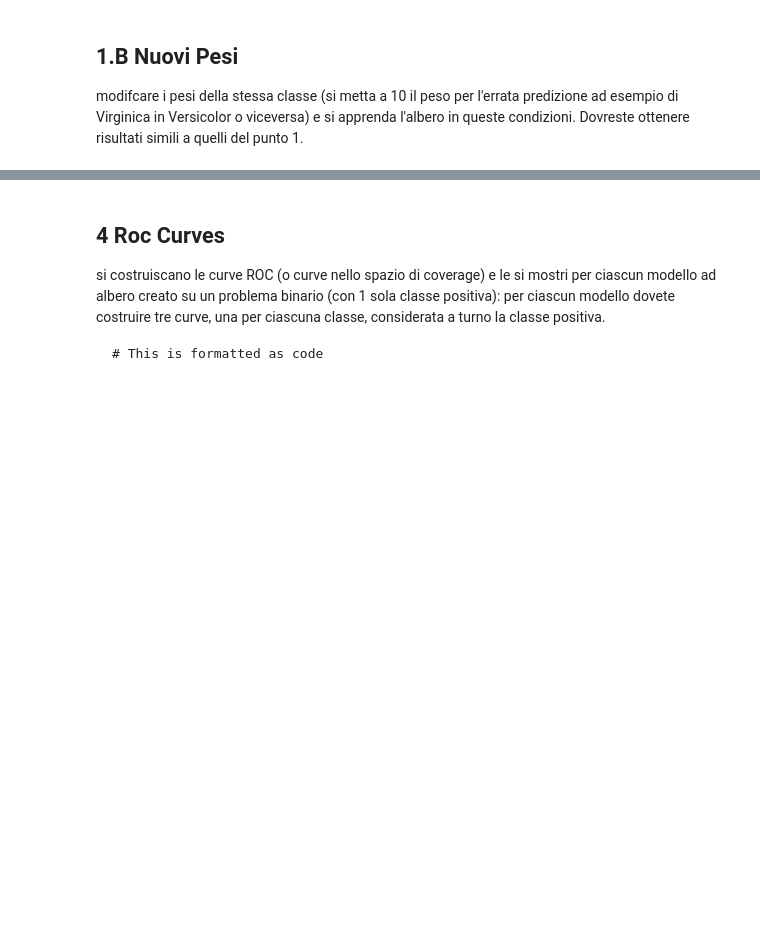
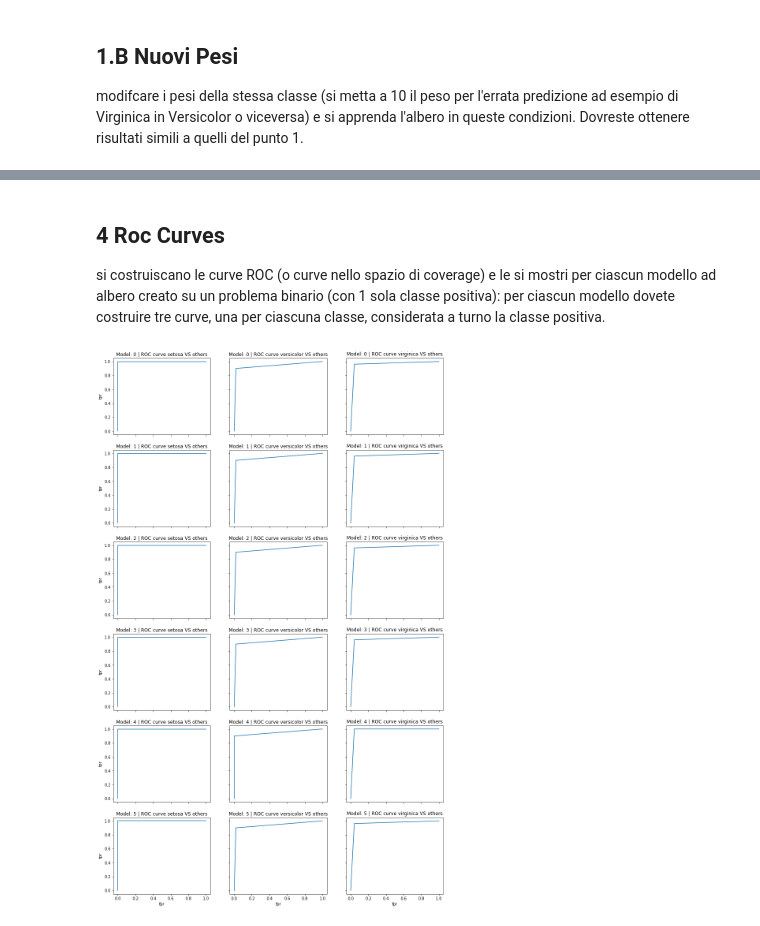
Before and after one commit to AlbertoCampini/AAUT, a Jupyter notebook: classification_iris_aa_22_23.ipynb, the cells around one changed output, grey strips where cells are left out. Saved outputs shown, nothing was run; the diff lists cells and outputs as text; code cells hidden in the pictures; blank space fills up the shorter version.

````diff
--- a/classification_iris_aa_22_23.ipynb
+++ b/classification_iris_aa_22_23.ipynb
@@ -304,0 +309,13 @@ si apprendano gli alberi cercando di evitare l'overfitting (migliorando l'errore
+# %%
+np.random.seed(0)
+indices = np.random.permutation(len(iris.data))
+
+indices_training=indices[:-75]
+indices_test=indices[-75:]
+
+iris_X_train = iris.data[indices_training]
+iris_y_train = iris.target[indices_training]
+iris_X_test  = iris.data[indices_test]
+iris_y_test  = iris.target[indices_test]
+
+print(len(iris_X_train),len(iris_X_test))
@@ -313,0 +362,4 @@ si costruisca la matrice di confusione dell'albero creato  sul test set e la si
+# %%
+for i in range(len(clfs)):
+  print(confusion_matrix(iris_y_test,clfs[i].predict(iris_X_test)))
+  print("--------------")
@@ -314,8 +384,26 @@ si costruisca la matrice di confusione dell'albero creato  sul test set e la si
 # %% [markdown]
 ## 4 Roc Curves
 si costruiscano le curve ROC (o curve nello spazio di coverage) e le si mostri per ciascun modello ad albero creato su un problema binario (con 1 sola classe positiva): per ciascun modello dovete costruire tre curve, una per ciascuna classe, considerata a turno la classe positiva.
-
-
-```
-# This is formatted as code
-```
+# %%
+# 1 classe +
+# -1 classe -
+
+fig, axs = plt.subplots(len(clfs),3,figsize=(15,25))
+
+for i in range(len(clfs)):
+  for j in range(3):
+    predictions = clfs[i].predict(iris_X_test)
+    fpr, tpr, _ = roc_curve(np.where(iris_y_test==j, 1, -1), np.where(predictions==j, 1, -1))
+    axs[i,j].plot(fpr, tpr)
+    axs[i,j].set_title(f'Model: {i} | ROC curve {iris.target_names[j]} VS others')
+
+for ax in axs.flat:
+    ax.set(xlabel='fpr', ylabel='tpr')
+
+# Hide x labels and tick labels for top plots and y ticks for right plots.
+for ax in axs.flat:
+    ax.label_outer()
+
+fig.show()
+# %% [output]
+[figure, added]
````
Also changed, not shown: parts of 9 cells of this notebook.
